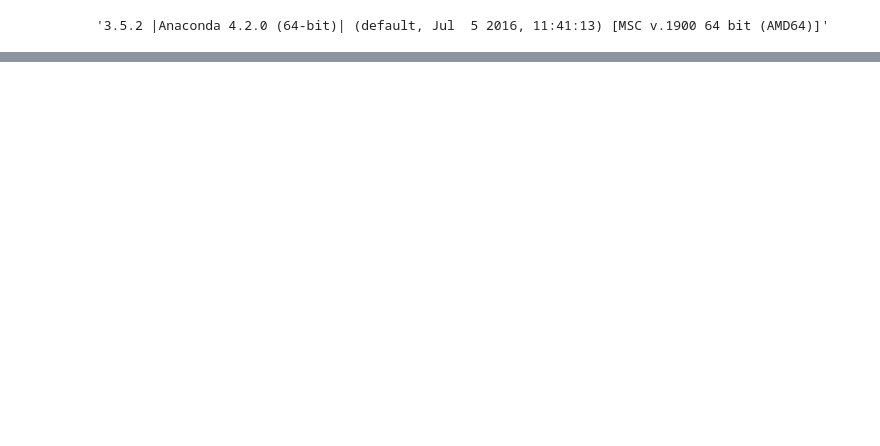
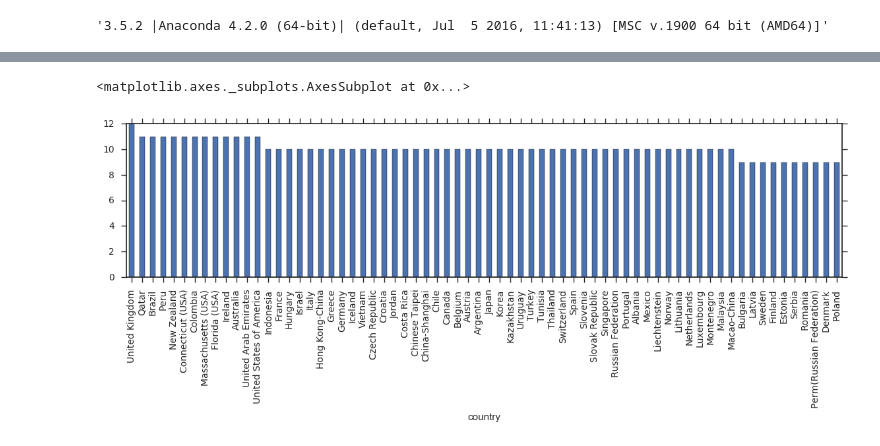
Before and after one commit to brunoassisp/PISA-Data-Viz-project, a Jupyter notebook: PISA_EDA.ipynb, the cells around one changed output, grey strips where cells are left out. Cells and saved outputs as stored; diff of their text form; code cells hidden in the pictures; blank space fills up the shorter version.

```diff
--- a/PISA_EDA.ipynb
+++ b/PISA_EDA.ipynb
@@ -98,0 +226,11 @@ df.head(5).T.iloc[115:]
+# %%
+m = df_student_behavior.groupby('country')
+
+errors = m['internationalGrade'].std().sort_values(ascending=False)
+m['internationalGrade'].quantile(.9).sort_values(ascending=False).plot(
+    kind='bar',
+    figsize=(14,3)
+)
+# %% [output]
+<matplotlib.axes._subplots.AxesSubplot at 0x...>
+[figure, added]
```
Also changed, not shown: parts of 13 cells of this notebook.
